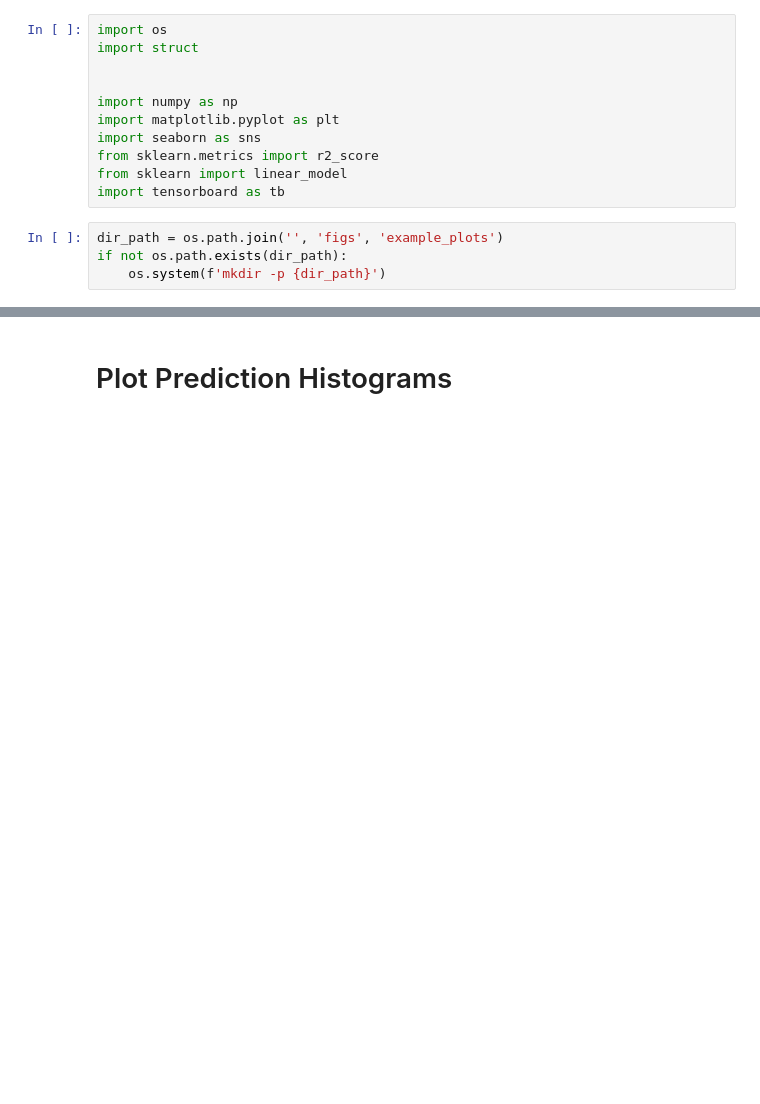
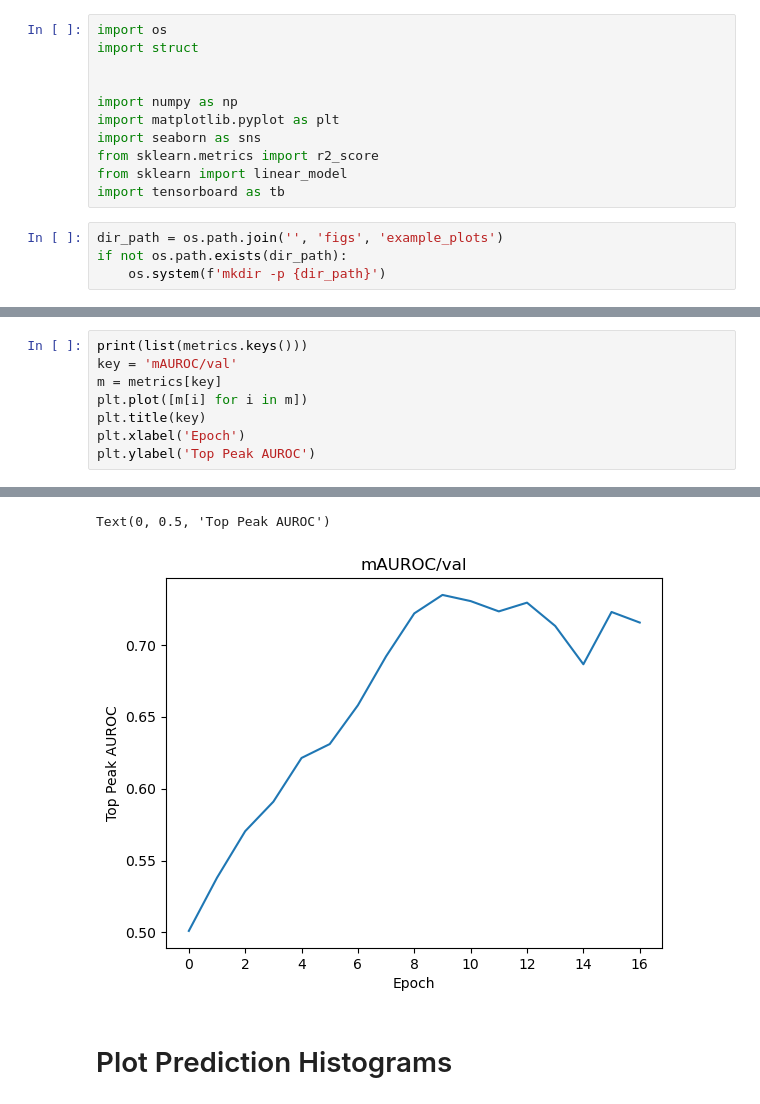
Before and after one commit to kamilkrukowski/BDL152BayesianSpectra, a Jupyter notebook: viz_utils.ipynb, the cells around one changed output, grey strips where cells are left out. Saved outputs shown, nothing was run; the diff lists cells and outputs as text; blank space fills up the shorter version.

```diff
--- a/viz_utils.ipynb
+++ b/viz_utils.ipynb
@@ -69,0 +62,9 @@ plt.plot([m[i] for i in m])
+# %%
+print(list(metrics.keys()))
+key = 'mAUROC/val'
+m = metrics[key]
+plt.plot([m[i] for i in m])
+plt.title(key)
+plt.xlabel('Epoch')
+plt.ylabel('Top Peak AUROC')
+# %% [output]
@@ -70,3 +72,5 @@ plt.plot([m[i] for i in m])
+Text(0, 0.5, 'Top Peak AUROC')
+[figure, added]
 # %% [markdown]
 # Plot Prediction Histograms
 # %%
```
Also changed, not shown: parts of 6 cells of this notebook.
